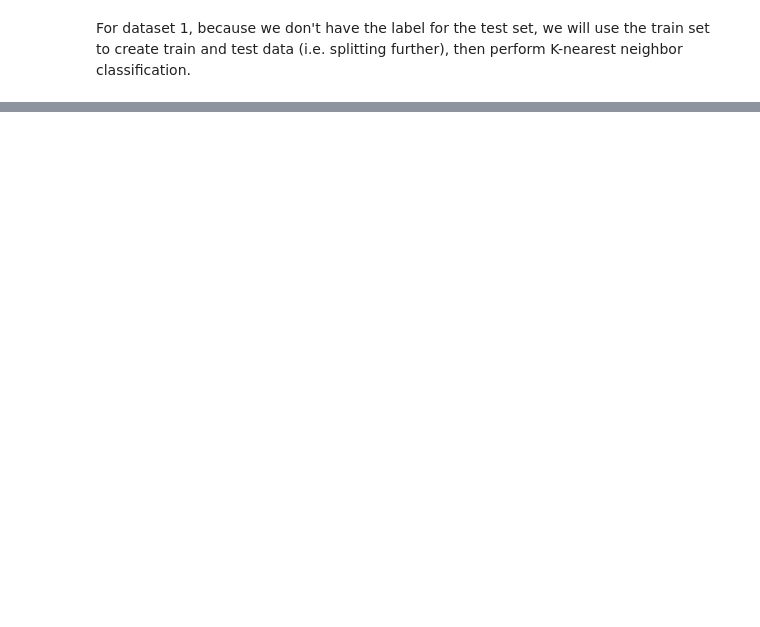
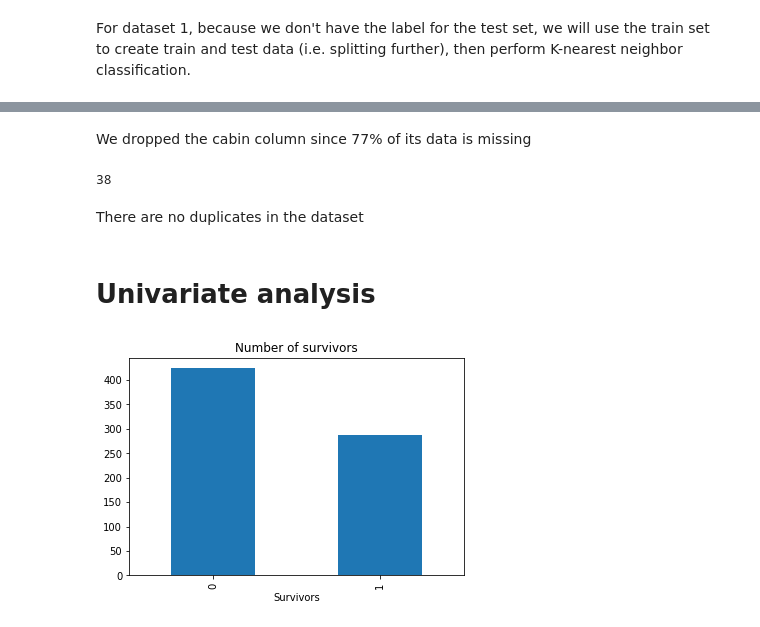
Before and after one commit to Anne120/KNN_and_Naive_Bayes_Classifier, a Jupyter notebook: K_Nearest_Neighbours.ipynb, the cells around one changed output, grey strips where cells are left out. Cells and saved outputs as stored; diff of their text form; code cells hidden in the pictures; blank space fills up the shorter version.

```diff
--- a/K_Nearest_Neighbours.ipynb
+++ b/K_Nearest_Neighbours.ipynb
@@ -49,0 +144,4 @@ data.head()
+# %%
+# Dropping those less than 50%
+train.dropna(subset=['Age'], how='all', inplace=True)
+train.dropna(subset=['Embarked'], how='all', inplace=True)
@@ -49,0 +168,4 @@ data.head()
+# %%
+# Dropping unecessary columns
+train.drop(['PassengerId', 'Cabin', 'Ticket', 'Name'], inplace=True, axis=1)
+train.head()
@@ -49,0 +179,18 @@ data.head()
+# %% [markdown]
+We dropped the cabin column since 77% of its data is missing
+# %%
+# Checking for duplicates
+train.duplicated().sum()
+# %% [output]
+38
+# %% [markdown]
+There are no duplicates in the dataset
+# %% [markdown]
+# Univariate analysis
+# %%
+# Comparing those who survived
+train.Survived.value_counts().plot.bar(title = "Number of survivors")
+plt.xlabel('Survivors')
+plt.show()
+# %% [output]
+[figure, added]
```
Also changed, not shown: parts of 41 cells of this notebook.
